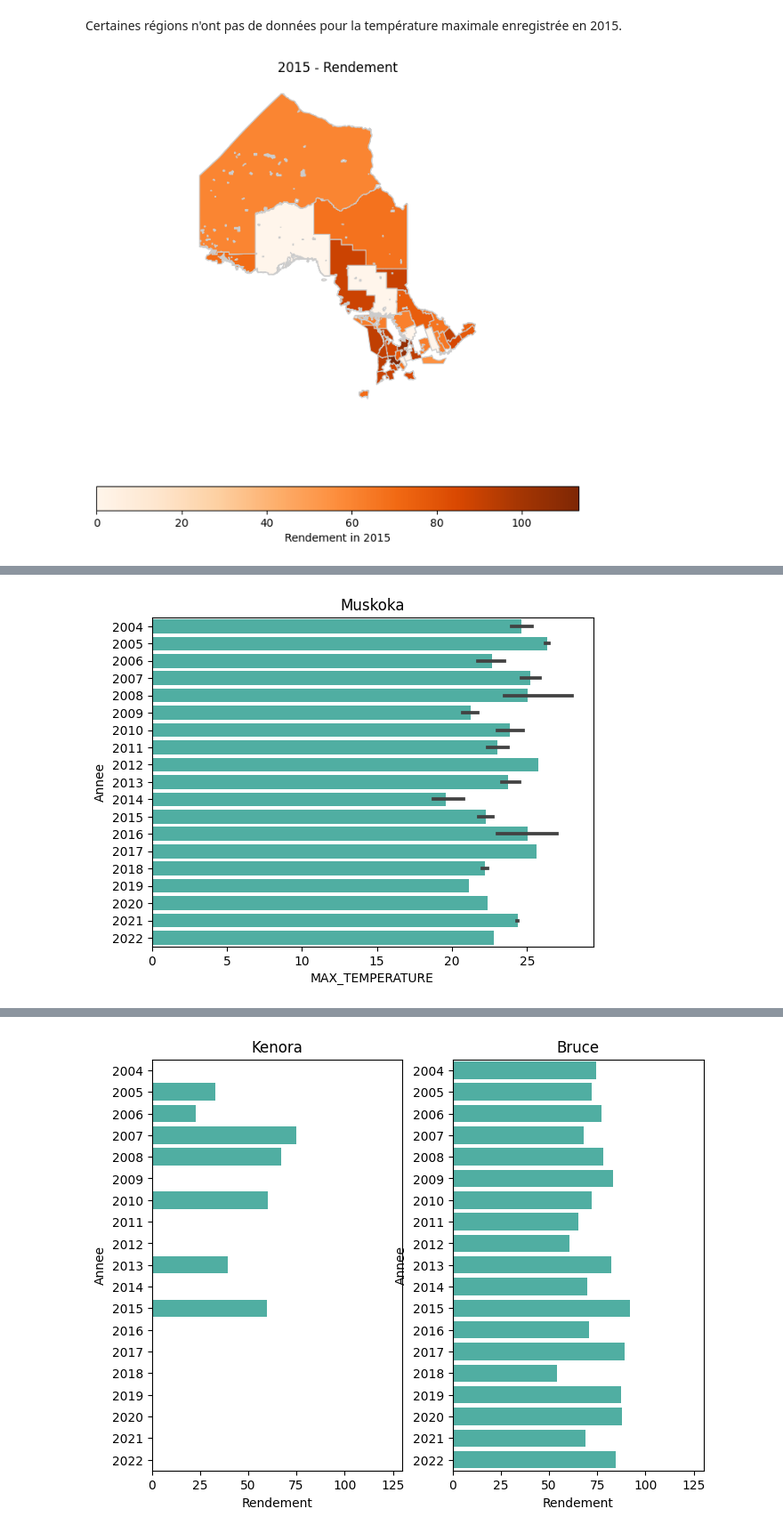
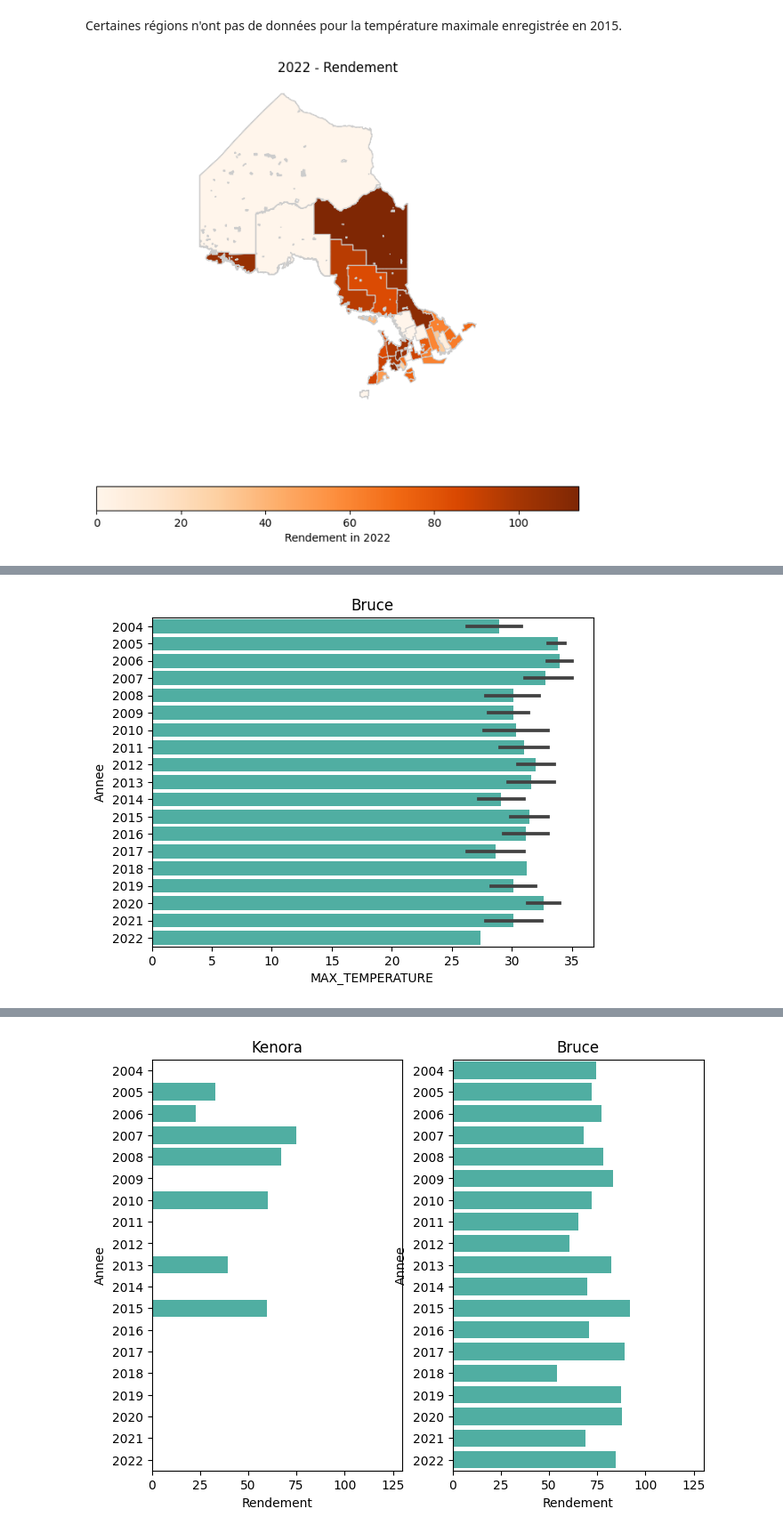
Before and after one commit to genevievebo/Continuum_Nettoyage_et_AI, a Jupyter notebook: notebooks/3_Nettoyage_Donnees_Geospatiales.ipynb, the cells around one changed output, grey strips where cells are left out. Shown at 89% size. Saved outputs shown, nothing was run; the diff lists cells and outputs as text; code cells hidden in the pictures.

```diff
--- a/notebooks/3_Nettoyage_Donnees_Geospatiales.ipynb
+++ b/notebooks/3_Nettoyage_Donnees_Geospatiales.ipynb
@@ -93,4 +93,4 @@ plt.show()
 # %%
 id = "1uyw4fhzAU02luKzqReeXqZ2YoPw39FnM"
 url = "https://drive.google.com/uc?export=view&id=%s" % id
-oats = pd.read_csv(url)
+oats = pd.read_csv(url, index_col=0)
@@ -97,6 +106,6 @@ oats = pd.read_csv(url)
 # %% [markdown]
 ## Lecture données météorologiques
 # %%
-id = '1fxErsrmr5QdEOXQN6sWx3wEH-P6YpDnF'
+id = '1FmdFsv7bdu2c9lMYie2_waLzXgRQnBhf' #'1fxErsrmr5QdEOXQN6sWx3wEH-P6YpDnF'
 url = "https://drive.google.com/uc?export=view&id=%s" % id
 weather = pd.read_csv(url)
@@ -195,14 +225,9 @@ En 2020, la plupart des acres récoltées se trouvaient au sud ouest.
 # %%
 # (comptez 20 secondes)
 # Intégration des données de météo aux données de régions ontariennes
-geometry = gpd.points_from_xy(weather.LONGITUDE, weather.LATITUDE)
+geometry = gpd.points_from_xy(weather.x, weather.y)
 weather_gdf = gpd.GeoDataFrame(weather, geometry=geometry)
-
-# Intégration des données météo+geo aux données de rendement+géo
 joined = gpd.sjoin(weather_gdf, ontario_oats, how="right", predicate="within")
-joined = joined.loc[joined.STATION_NAME.notnull(),:]
-joined.LOCAL_YEAR = joined.LOCAL_YEAR.astype(int)
-my_data = joined.loc[joined.LOCAL_YEAR==joined.Annee, :]
 # %% [output]
 Use `to_crs()` to reproject one of the input geometries to match the CRS of the other.
 
@@ -257,9 +312,9 @@ plot_map_improved(my_data, 2015, 'MAX_TEMPERATURE', with_labels=False, figsize=(
 # %% [markdown]
 Certaines régions n'ont pas de données pour la température maximale enregistrée en 2015.
 # %%
-plot_map_improved(my_data, 2015, 'Rendement', with_labels=False, figsize=(8,8))
+plot_map_improved(my_data, 2022, 'Rendement', with_labels=False, figsize=(8,8))
 # %% [output]
-[figure, old version]
+[figure, new version]
 # %% [markdown]
 ## Explorons un peu la matrice fusionnée
 
@@ -269,13 +324,14 @@ Notre matrice de données contient maintenant les données de rendement et de m
 Est-ce que nos données sont propres ou doivent-elles être nettoyées ?  Qu'en pensez-vous ?
 <img style='float:right;'  src='https://drive.google.com/uc?export=view&id=1HMGzZe3dGBk9Zgpk0tKtbQarFu3WMrBK' width='100px'>  </a>
 # %%
-region = 'Muskoka'
-sns.barplot(my_data.loc[my_data.Region==region,:],  x='MAX_TEMPERATURE', y='Annee',
+region = 'Bruce'
+mx = my_data.loc[my_data.Region==region,:]
+sns.barplot(mx, x='MAX_TEMPERATURE', y='Annee',
             orient='h', color=colors[0])
 plt.title(region)
 plt.show()
 # %% [output]
-[figure, old version]
+[figure, new version]
 # %%
 # Regardons les stations dont le nom contient 'BEATRICE' dans la région de Muskoka.
 # Les stations ne sont pas très éloignées.
```
Also changed, not shown: parts of 37 cells of this notebook, 2 other files.
